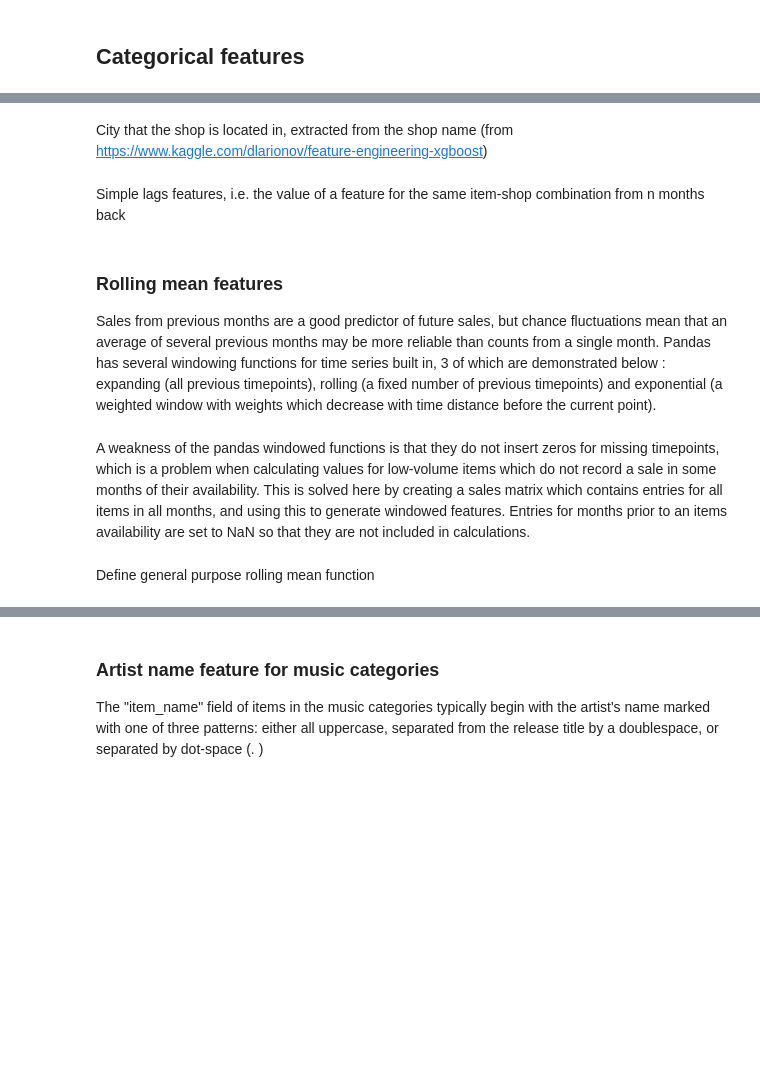
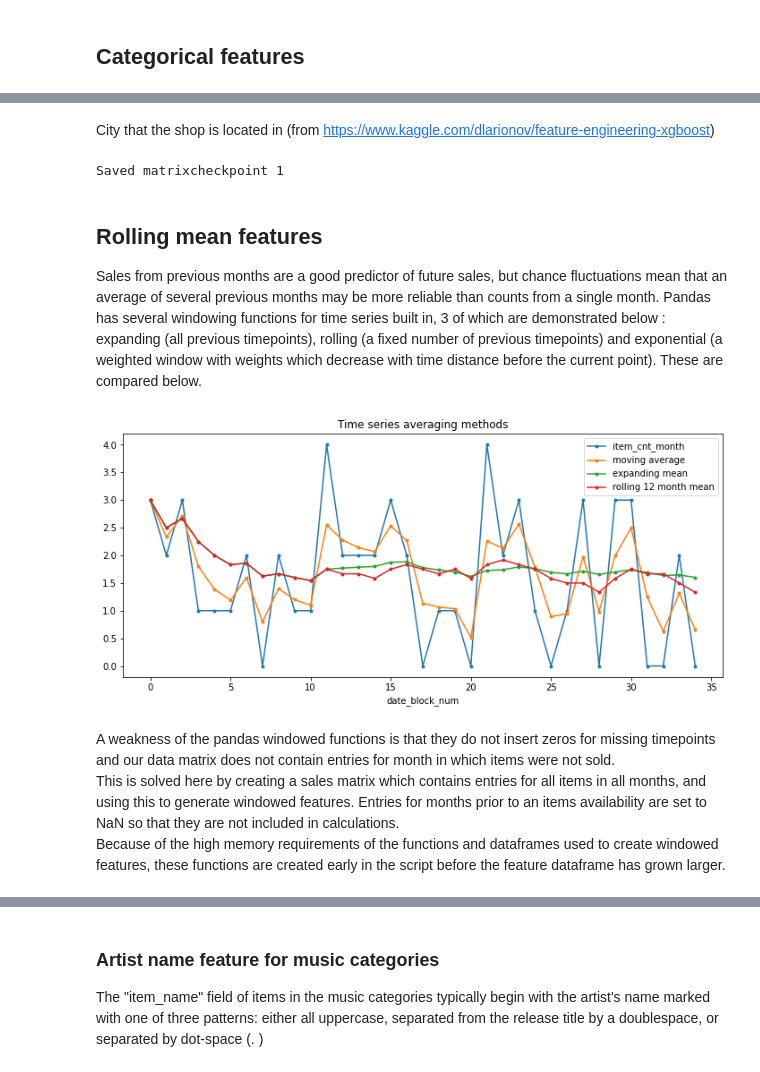
Before and after one commit to grantsut/kaggle-futuresales, a Jupyter notebook: future-sales-leak-and-time-features.ipynb, the cells around one changed output, grey strips where cells are left out. Drawn from its saved outputs; the diff is of its cells as text; code cells hidden in the pictures; blank space fills up the shorter version.

Commit message:
Update future-sales-leak-and-time-features.ipynb
updated and edited main script up to the artist name section

```diff
--- a/future-sales-leak-and-time-features.ipynb
+++ b/future-sales-leak-and-time-features.ipynb
@@ -120,6 +128,8 @@ def add_time_features(m, train, correct_item_cnt_day=False):
         m["item_age"] = m.groupby("item_id")["date_block_num"].transform(
             lambda x: x - x.min()
         )
+        # Sales tend to plateau after 12 months
+        m["item_age_max_12"] = m["item_age"].clip(upper=12)
         m["new_item"] = m["item_age"] == 0
         m["new_item"] = m["new_item"].astype("int8")
         m["shop_age"] = (
@@ -179,12 +189,12 @@ def add_time_features(m, train, correct_item_cnt_day=False):
 
     # Calculate the time differences from the beginning of the month so they can be used as features without lagging
     m["shop_open_days"] = m["month_first_day"] - m["first_shop_date"]
-    m["item_first_sale_days"] = m["month_first_day"] - m["first_item_date"]
-    m["shop_item_first_sale_days"] = m["month_first_day"] - m["first_shop_item_date"]
+    m["first_item_sale_days"] = m["month_first_day"] - m["first_item_date"]
+    m["first_shop_item_sale_days"] = m["month_first_day"] - m["first_shop_item_date"]
     m["shop_open_days"] = m["shop_open_days"].dt.days.fillna(0).clip(lower=0)
     m["item_first_sale_days"] = m["item_first_sale_days"].dt.days.fillna(0).clip(lower=0)
-    m["shop_item_first_sale_days"] = (
-        m["shop_item_first_sale_days"].dt.days.fillna(0).clip(lower=0)
+    m["first_shop_item_sale_days"] = (
+        m["first_shop_item_sale_days"].dt.days.fillna(0).clip(lower=0)
     )
 
     # Change the first sale date feature to integer format indexed from the first day in the training data
@@ -351,7 +367,7 @@ Add item categories and supercategories, e.g. "video games", "music", "PS4" (use
 matrix = matrix.merge(items.drop(columns='item_name'), on='item_id', how='left')
 matrix = matrix.merge(item_categories_extra, on='item_category_id', how='left')
 # %% [markdown]
-City that the shop is located in, extracted from the shop name
+City that the shop is located in
 (from https://www.kaggle.com/dlarionov/feature-engineering-xgboost)
 # %%
 def add_city_codes(matrix, shops):
@@ -368,25 +384,29 @@ def add_city_codes(matrix, shops):
 matrix = add_city_codes(matrix, shops)
 # %%
 gc.collect()
-matrix, oldcols = fu.shrink_mem_new_cols(matrix, oldcols)
+matrix, oldcols = fu.shrink_mem_new_cols(matrix, oldcols)  # Use this function periodically to downcast dtypes to save memory
 # matrix.to_pickle("matrixcheckpoint_1.pk1")
 print("Saved matrixcheckpoint 1")
+# %% [output]
+Saved matrixcheckpoint 1
-# %% [markdown]
-Simple lags features, i.e. the value of a feature for the same item-shop combination from n months back
 # %% [markdown]
-### Rolling mean features
-Sales from previous months are a good predictor of future sales, but chance fluctuations mean that an average of several previous months may be more reliable than counts from a single month. Pandas has several windowing functions for time series built in, 3 of which are demonstrated below : expanding (all previous timepoints), rolling (a fixed number of previous timepoints) and exponential (a weighted window with weights which decrease with time distance before the current point).
+## Rolling mean features
+Sales from previous months are a good predictor of future sales, but chance fluctuations mean that an average of several previous months may be more reliable than counts from a single month. Pandas has several windowing functions for time series built in, 3 of which are demonstrated below : expanding (all previous timepoints), rolling (a fixed number of previous timepoints) and exponential (a weighted window with weights which decrease with time distance before the current point). These are compared below.
 # %%
 shop_id = 16
 item_id = 482
 im = matrix.query(f"shop_id=={shop_id} & item_id=={item_id}")[['date_block_num', 'item_cnt_month']]
 im['moving average'] = im['item_cnt_month'].ewm(halflife=1).mean()
-im['expanding'] = im['item_cnt_month'].expanding().mean()
-im['rolling_12'] = im['item_cnt_month'].rolling(window=12, min_periods=1).mean()
+im['expanding mean'] = im['item_cnt_month'].expanding().mean()
+im['rolling 12 month mean'] = im['item_cnt_month'].rolling(window=12, min_periods=1).mean()
 im = im.set_index('date_block_num')
 ax = im.plot(figsize=(12,5), marker='.', title='Time series averaging methods')
+# %% [output]
+[figure, added]
 # %% [markdown]
-A weakness of the pandas windowed functions is that they do not insert zeros for missing timepoints, which is a problem when calculating values for low-volume items which do not record a sale in some months of their availability. This is solved here by creating a sales matrix which contains entries for all items in all months, and using this to generate windowed features. Entries for months prior to an items availability are set to NaN so that they are not included in calculations.
+A weakness of the pandas windowed functions is that they do not insert zeros for missing timepoints and our data matrix does not contain entries for month in which items were not sold.
+This is solved here by creating a sales matrix which contains entries for all items in all months, and using this to generate windowed features. Entries for months prior to an items availability are set to NaN so that they are not included in calculations.
+Because of the high memory requirements of the functions and dataframes used to create windowed features, these functions are created early in the script before the feature dataframe has grown larger.
 # %%
 def create_full_train_test(sales_train, test, clip_target=20.0):
     # Create a train set with all items and all shops in all date blocks.
@@ -429,5 +449,3 @@ def create_full_train_test(sales_train, test, clip_target=20.0):
     return m
 # %%
 m = create_full_train_test(train, test)
-# %% [markdown]
-Define general purpose rolling mean function
```
Also changed, not shown: parts of 52 cells of this notebook.
